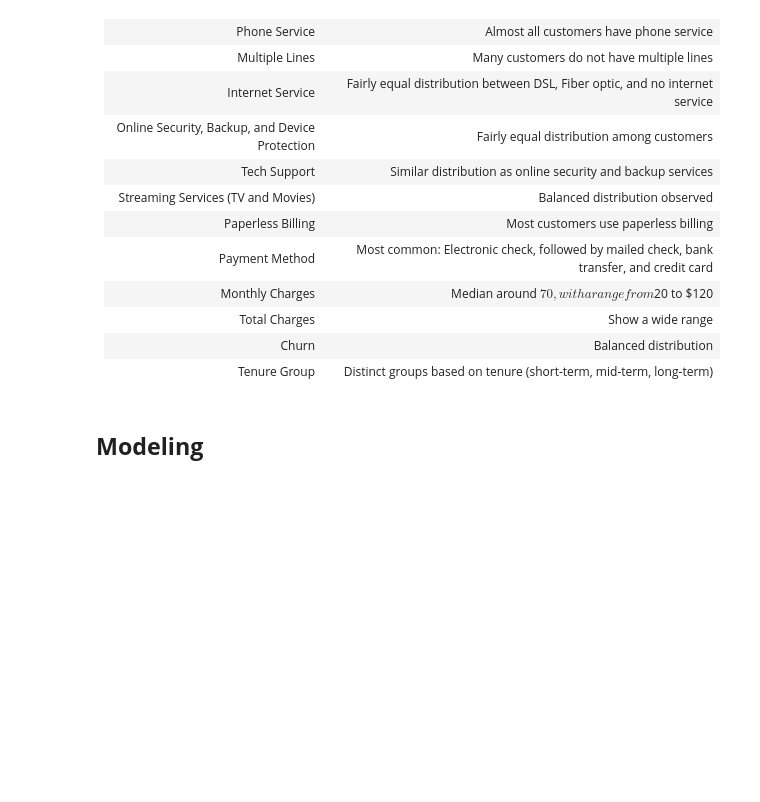
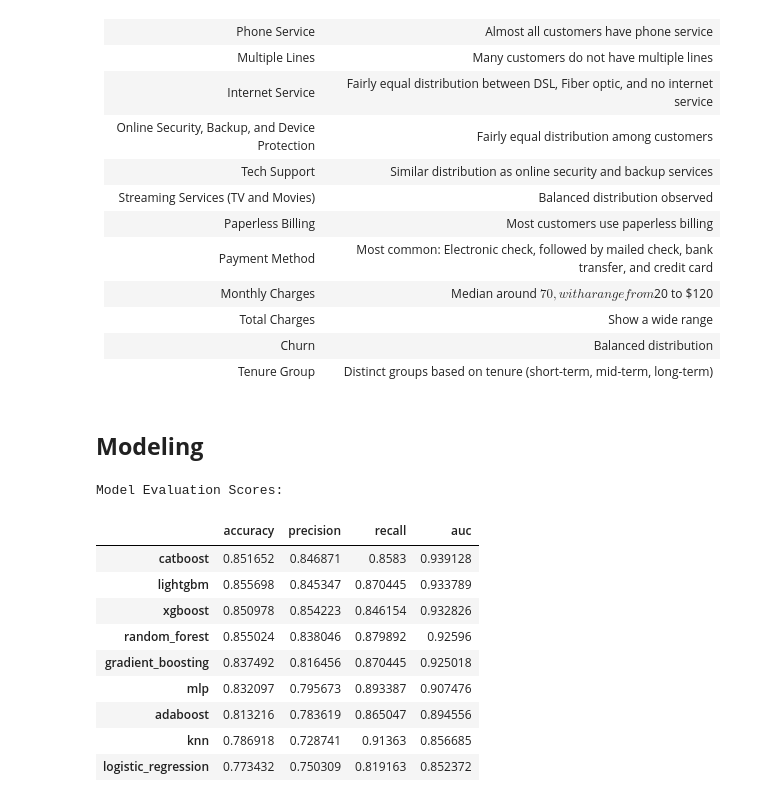
Before and after one commit to GlennRockson/Telco_Customer_Churn-Analysis, a Jupyter notebook: main.ipynb, the cells around one changed output. Saved outputs shown, nothing was run; the diff lists cells and outputs as text; code cells hidden in the pictures; blank space fills up the shorter version.

```diff
--- a/main.ipynb
+++ b/main.ipynb
@@ -811,0 +814,42 @@ X_train, X_val, y_train, y_val = train_test_split(X_train_resampled, y_train_res
+# %%
+# Initializing a dictionary to hold evaluation metrics
+evaluation_results = {}
+
+# Evaluating each model on the validation set
+for model_name, grid_search in grid_searches.items():
+    y_pred = grid_search.predict(X_val)
+    y_pred_proba = grid_search.predict_proba(X_val)[:, 1] if hasattr(
+        grid_search.best_estimator_, "predict_proba") else None
+
+    accuracy = accuracy_score(y_val, y_pred)
+    precision = precision_score(y_val, y_pred, average='binary')
+    recall = recall_score(y_val, y_pred, average='binary')
+    conf_matrix = confusion_matrix(y_val, y_pred)
+    auc = roc_auc_score(y_val, y_pred_proba) if y_pred_proba is not None else None
+
+    evaluation_results[model_name] = {
+        'accuracy': accuracy,
+        'precision': precision,
+        'recall': recall,
+        'confusion_matrix': conf_matrix,
+        'auc': auc
+    }
+
+df_scores = pd.DataFrame(evaluation_results).transpose()
+df_scores_sorted = df_scores.sort_values(by="auc", ascending=False)
+df_scores_sorted = df_scores_sorted.drop(columns=['confusion_matrix'])
+
+print("Model Evaluation Scores:")
+df_scores_sorted
+# %% [output]
+Model Evaluation Scores:
+|  | accuracy | precision | recall | auc |
+| catboost | 0.851652 | 0.846871 | 0.8583 | 0.939128 |
+| lightgbm | 0.855698 | 0.845347 | 0.870445 | 0.933789 |
+| xgboost | 0.850978 | 0.854223 | 0.846154 | 0.932826 |
+| random_forest | 0.855024 | 0.838046 | 0.879892 | 0.92596 |
+| gradient_boosting | 0.837492 | 0.816456 | 0.870445 | 0.925018 |
+| mlp | 0.832097 | 0.795673 | 0.893387 | 0.907476 |
+| adaboost | 0.813216 | 0.783619 | 0.865047 | 0.894556 |
+| knn | 0.786918 | 0.728741 | 0.91363 | 0.856685 |
+| logistic_regression | 0.773432 | 0.750309 | 0.819163 | 0.852372 |
```
Also changed, not shown: parts of 20 cells of this notebook, 9 other files.
